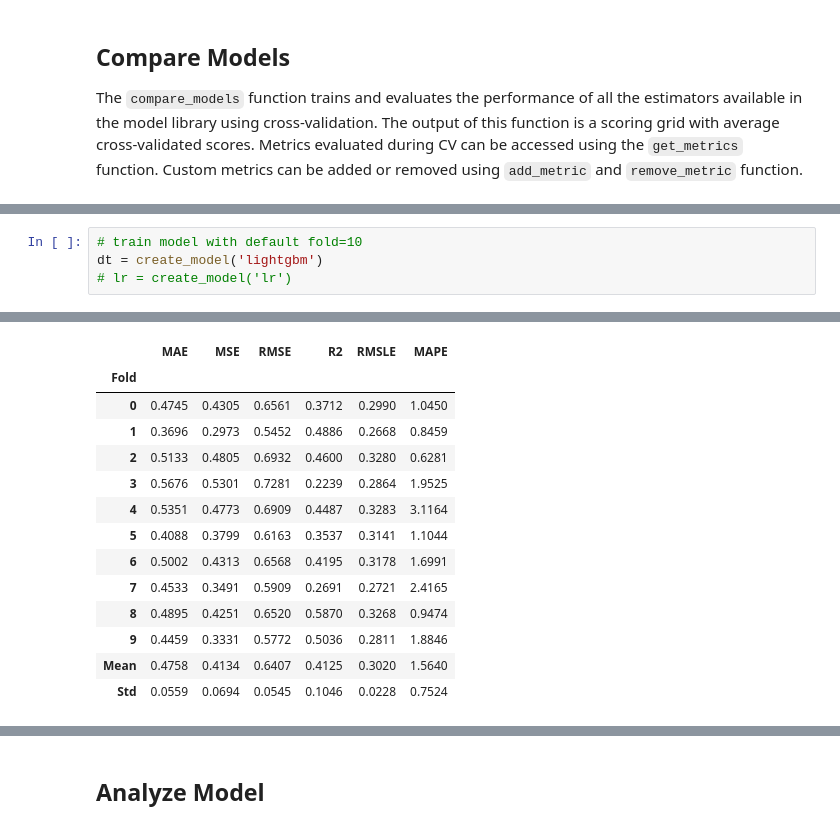
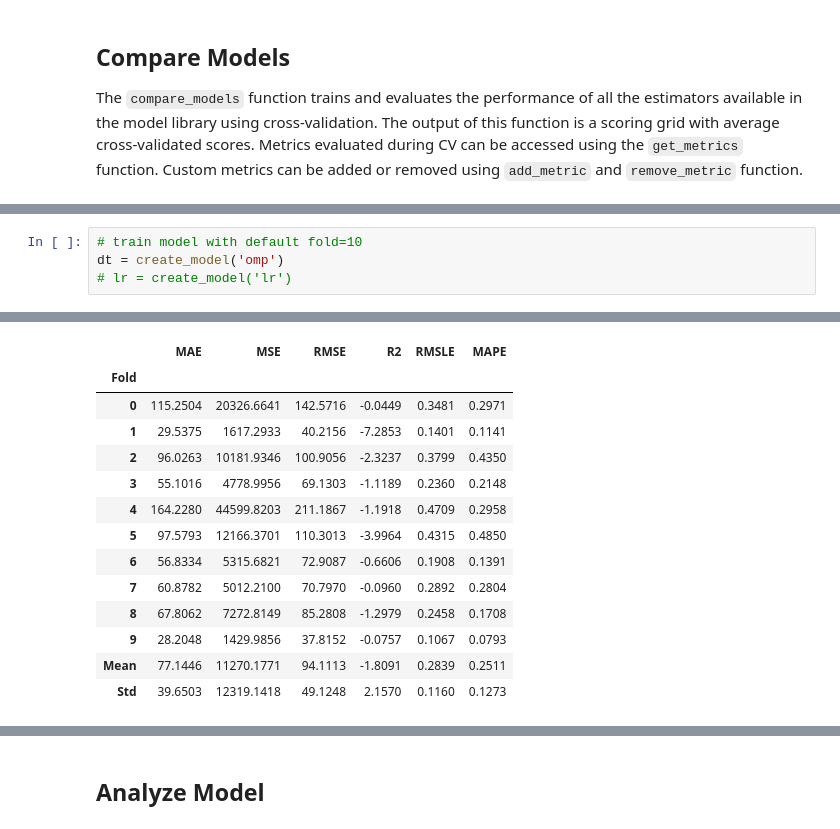
Before and after one commit to mtofighi/ChilwaBasin, a Jupyter notebook: ChilwaBasin_DataAnalysis_032024/ChilwaBasin_Regression_PyCaret_Temperature.ipynb, the cells around one changed output, grey strips where cells are left out. Cells and saved outputs as stored; diff of their text form.

```diff
--- a/ChilwaBasin_DataAnalysis_032024/ChilwaBasin_Regression_PyCaret_Temperature.ipynb
+++ b/ChilwaBasin_DataAnalysis_032024/ChilwaBasin_Regression_PyCaret_Temperature.ipynb
@@ -243,24 +250,24 @@ best = compare_models()
 [interactive output not drawn]
 # %%
 # train model with default fold=10
-dt = create_model('lightgbm')
+dt = create_model('omp')
 # lr = create_model('lr')
 # %% [output]
 [interactive output not drawn]
 |  | MAE | MSE | RMSE | R2 | RMSLE | MAPE |
 | Fold |  |  |  |  |  |  |
-| 0 | 0.4745 | 0.4305 | 0.6561 | 0.3712 | 0.2990 | 1.0450 |
-| 1 | 0.3696 | 0.2973 | 0.5452 | 0.4886 | 0.2668 | 0.8459 |
-| 2 | 0.5133 | 0.4805 | 0.6932 | 0.4600 | 0.3280 | 0.6281 |
-| 3 | 0.5676 | 0.5301 | 0.7281 | 0.2239 | 0.2864 | 1.9525 |
-| 4 | 0.5351 | 0.4773 | 0.6909 | 0.4487 | 0.3283 | 3.1164 |
-| 5 | 0.4088 | 0.3799 | 0.6163 | 0.3537 | 0.3141 | 1.1044 |
-| 6 | 0.5002 | 0.4313 | 0.6568 | 0.4195 | 0.3178 | 1.6991 |
-| 7 | 0.4533 | 0.3491 | 0.5909 | 0.2691 | 0.2721 | 2.4165 |
-| 8 | 0.4895 | 0.4251 | 0.6520 | 0.5870 | 0.3268 | 0.9474 |
-| 9 | 0.4459 | 0.3331 | 0.5772 | 0.5036 | 0.2811 | 1.8846 |
-| Mean | 0.4758 | 0.4134 | 0.6407 | 0.4125 | 0.3020 | 1.5640 |
-| Std | 0.0559 | 0.0694 | 0.0545 | 0.1046 | 0.0228 | 0.7524 |
+| 0 | 115.2504 | 20326.6641 | 142.5716 | -0.0449 | 0.3481 | 0.2971 |
+| 1 | 29.5375 | 1617.2933 | 40.2156 | -7.2853 | 0.1401 | 0.1141 |
+| 2 | 96.0263 | 10181.9346 | 100.9056 | -2.3237 | 0.3799 | 0.4350 |
+| 3 | 55.1016 | 4778.9956 | 69.1303 | -1.1189 | 0.2360 | 0.2148 |
+| 4 | 164.2280 | 44599.8203 | 211.1867 | -1.1918 | 0.4709 | 0.2958 |
+| 5 | 97.5793 | 12166.3701 | 110.3013 | -3.9964 | 0.4315 | 0.4850 |
+| 6 | 56.8334 | 5315.6821 | 72.9087 | -0.6606 | 0.1908 | 0.1391 |
+| 7 | 60.8782 | 5012.2100 | 70.7970 | -0.0960 | 0.2892 | 0.2804 |
+| 8 | 67.8062 | 7272.8149 | 85.2808 | -1.2979 | 0.2458 | 0.1708 |
+| 9 | 28.2048 | 1429.9856 | 37.8152 | -0.0757 | 0.1067 | 0.0793 |
+| Mean | 77.1446 | 11270.1771 | 94.1113 | -1.8091 | 0.2839 | 0.2511 |
+| Std | 39.6503 | 12319.1418 | 49.1248 | 2.1570 | 0.1160 | 0.1273 |
 [interactive output not drawn]
 # %%
 # transpiles learned function to java
```
Also changed, not shown: parts of 4 cells of this notebook.
